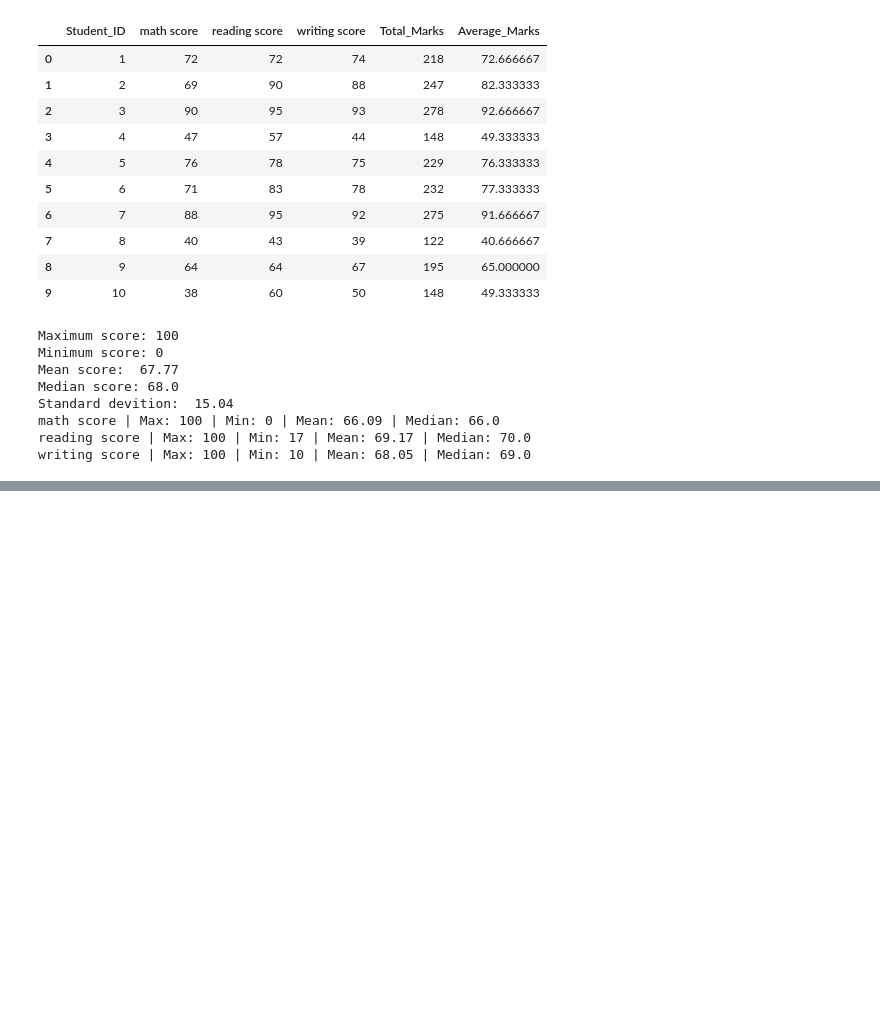
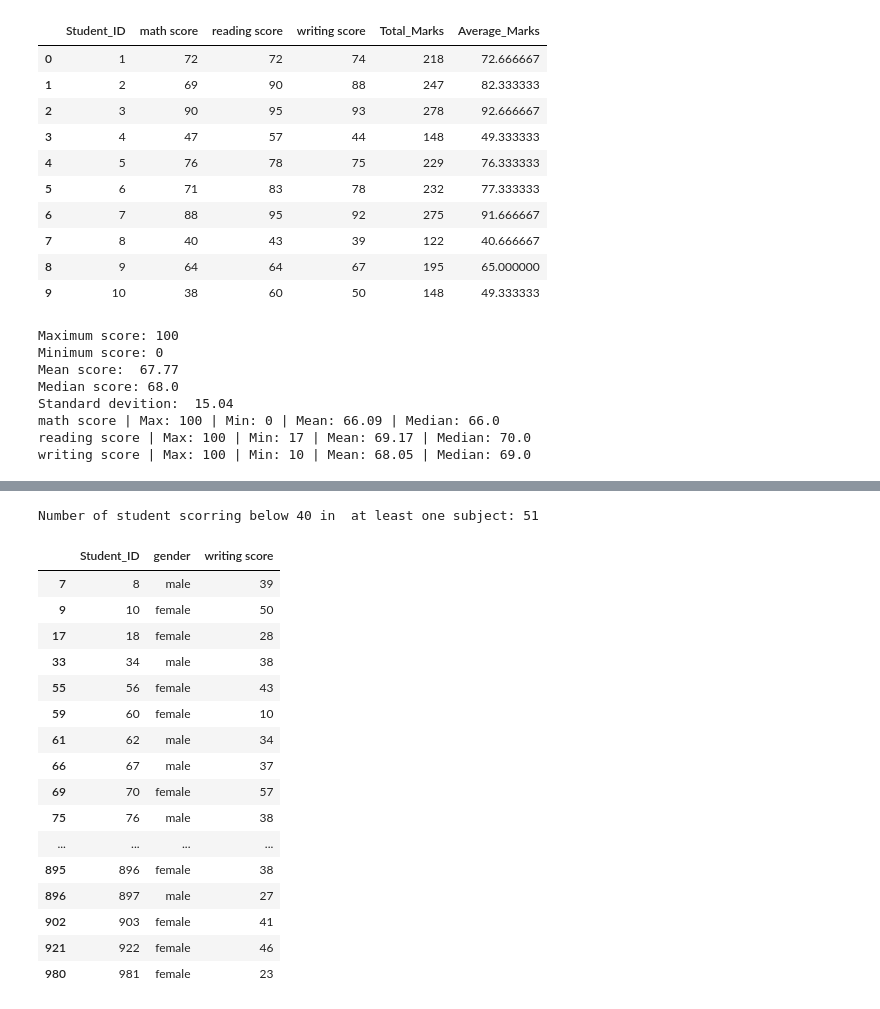
Before and after one commit to ranjansharma-ui/Machine-Learning, a Jupyter notebook: DataAnalyics.ipynb, the cells around one changed output, grey strips where cells are left out. Drawn from its saved outputs; the diff is of its cells as text; code cells hidden in the pictures; blank space fills up the shorter version.

```diff
--- a/DataAnalyics.ipynb
+++ b/DataAnalyics.ipynb
@@ -135,0 +151,24 @@ writing score | Max: 100 | Min: 10 | Mean: 68.05 | Median: 69.0
+# %%
+below_40 = df[(df[subjects] < 40).any(axis=1)]
+
+print("Number of student scorring below 40 in  at least one subject:", len(below_40))
+display(below_40[["Student_ID","gender"] + [subject]])
+# %% [output]
+Number of student scorring below 40 in  at least one subject: 51
+|  | Student_ID | gender | writing score |
+| 7 | 8 | male | 39 |
+| 9 | 10 | female | 50 |
+| 17 | 18 | female | 28 |
+| 33 | 34 | male | 38 |
+| 55 | 56 | female | 43 |
+| 59 | 60 | female | 10 |
+| 61 | 62 | male | 34 |
+| 66 | 67 | male | 37 |
+| 69 | 70 | female | 57 |
+| 75 | 76 | male | 38 |
+| ... | ... | ... | ... |
+| 895 | 896 | female | 38 |
+| 896 | 897 | male | 27 |
+| 902 | 903 | female | 41 |
+| 921 | 922 | female | 46 |
+| 980 | 981 | female | 23 |
```
Also changed, not shown: parts of 2 cells of this notebook.
